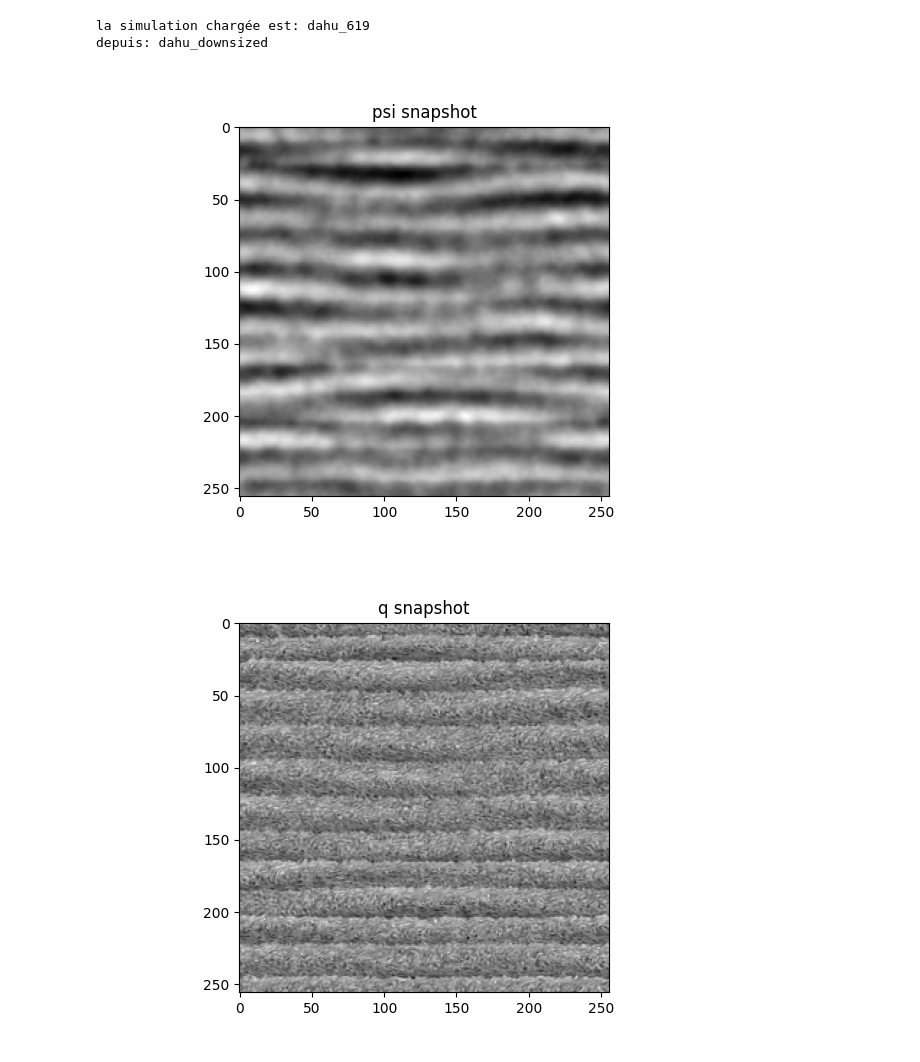
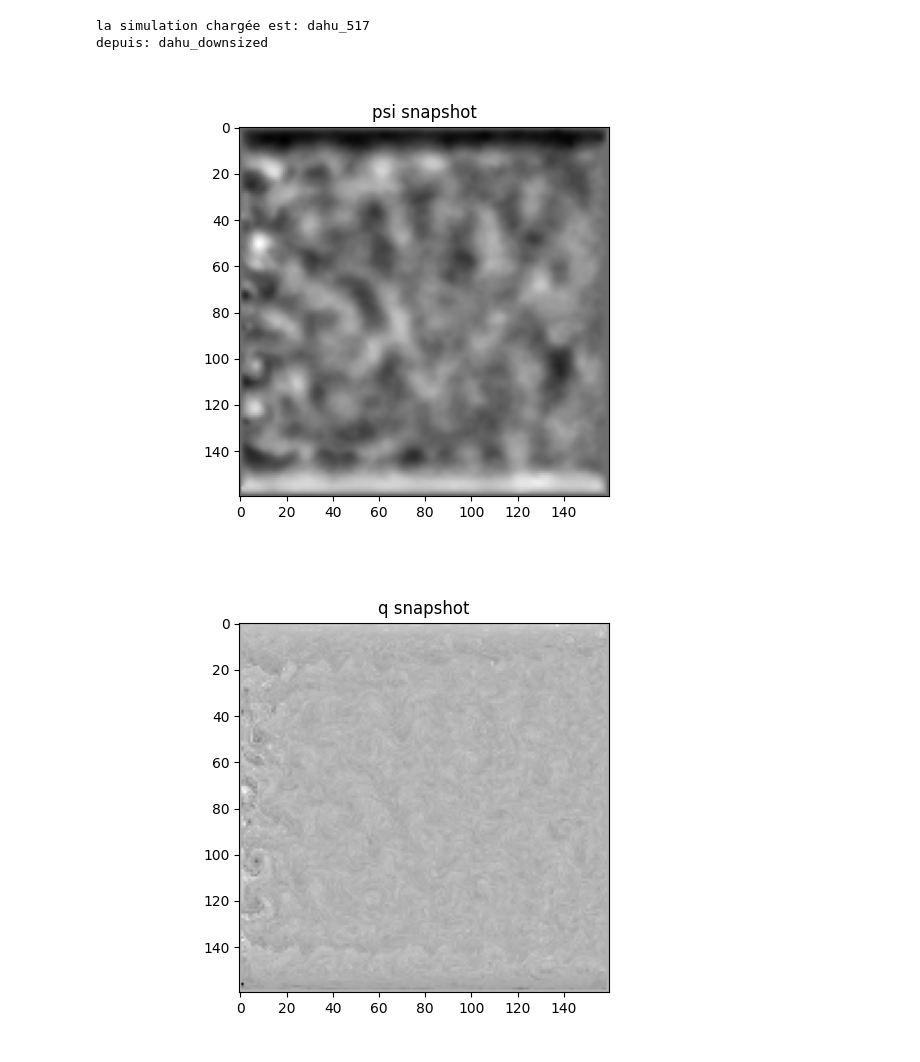
Before and after one commit to LennardMiller/Stage_M2, a Jupyter notebook: Triple_Decomp.ipynb, the cells around one changed output. Saved outputs shown, nothing was run; the diff lists cells and outputs as text; code cells hidden in the pictures.

```diff
--- a/Triple_Decomp.ipynb
+++ b/Triple_Decomp.ipynb
@@ -20,7 +20,7 @@ from joblib import Parallel, delayed
 
 
 # Number of simulation
-n = 619
+n = 517
 
 # Choose between 'local' or 'dahu' or 'dahu_downsized'
 where = 'dahu_downsized'
@@ -74,36 +74,36 @@ plt.imshow(psi[1,:,:], cmap = "grey")
 plt.title("psi snapshot")
 plt.show()
 plt.imshow(q[1,:,:], cmap = "grey")
 plt.title("q snapshot")
 plt.show()
 if where == 'dahu_downsized':
     param = io.read_params(Path_bis)
     nx = 256
     ny = 256
 
     param['NX'] = nx
     param['NY'] = ny
 else:
     param = io.read_params(Path)
     nx = int(param['NX'])
     ny = int(param['NY'])
 
 f0 = param['f0']
 beta = param['beta']
 hEkb = param['hEkb']
 dh = param['dh'][0]
 Lx = param['Lx']
 k_f = param['k_f']
 sigma_f = param['sigma_f']
 bc_fac = param['bc_fac']
 nu_hyper = param['nu_hyper']
 n_hyper = param['n_hyper']
 dt_out = param['dt_out']
 # %% [output]
-la simulation chargée est: dahu_619
+la simulation chargée est: dahu_517
 depuis: dahu_downsized
-[figure, old version]
+[figure, new version]
-[figure, old version]
+[figure, new version]
 # %%
 psi_mean = np.mean(psi, axis = 0)
 q_mean = np.mean(q, axis = 0)
```
Also changed, not shown: parts of 2 cells of this notebook, 17 other files.
